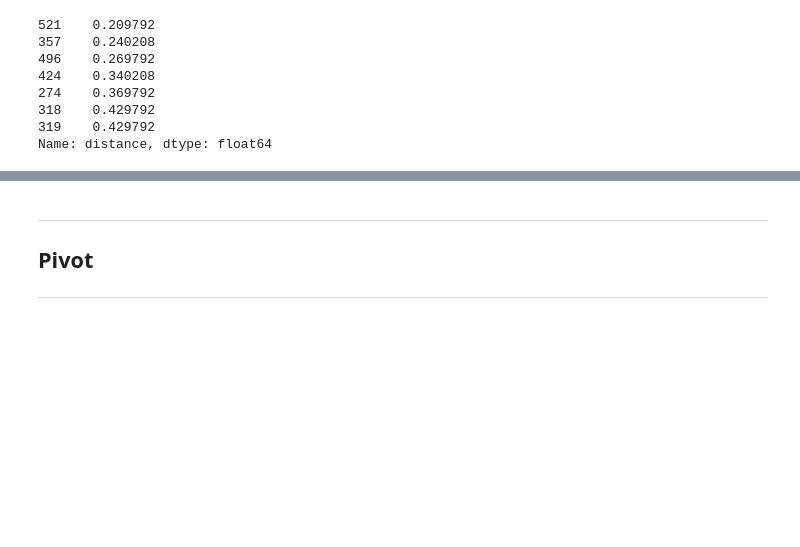
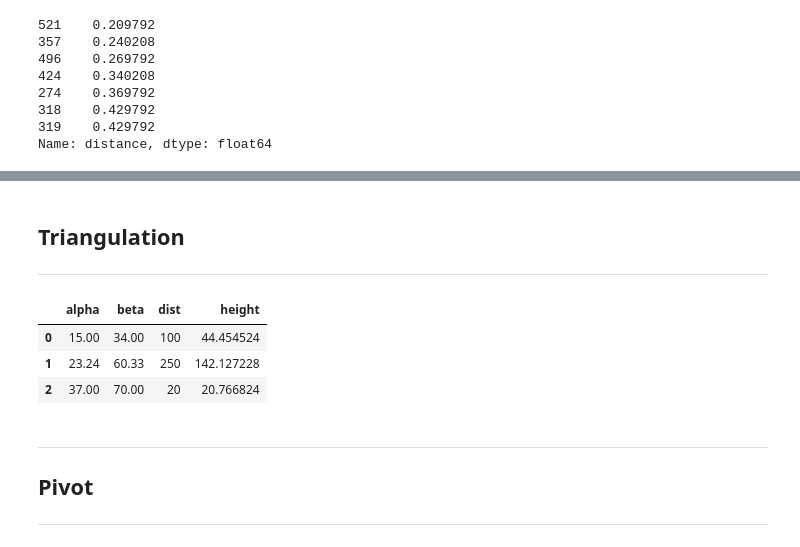
Before and after one commit to Dmg0920/PythonProgramming-NTPU_U4284, a Jupyter notebook: Sec 4.2 - Package Intro - pandas.ipynb, the cells around one changed output, grey strips where cells are left out. Saved outputs shown, nothing was run; the diff lists cells and outputs as text; code cells hidden in the pictures; blank space fills up the shorter version.

```diff
--- a/Sec 4.2 - Package Intro - pandas.ipynb
+++ b/Sec 4.2 - Package Intro - pandas.ipynb
@@ -14,7 +14,7 @@ version = 3.0.1
 ***
 # %%
 import os
-folder_path = r'/Users/moses/Documents/Moses/01_Academic/Programming/Python_Programming/Codes/Pandas Read Files-20260423'
+folder_path = r'Pandas Read Files-20260423'
 # read from csv
 df_csv = pd.read_csv(os.path.join(folder_path,'username.csv'))
 # specified the delimeter, default value is ','
@@ -1310,6 +1310,22 @@ planets.groupby(['method','decade']).count().unstack().fillna(0)
 | Radial Velocity | 1.0 | 28.0 | 309.0 | 215.0 | 1.0 | 28.0 | 309.0 | 215.0 | 1.0 | 25.0 | ... |
 | Transit | 0.0 | 0.0 | 62.0 | 335.0 | 0.0 | 0.0 | 62.0 | 335.0 | 0.0 | 0.0 | ... |
 | Transit Timing Variations | 0.0 | 0.0 | 0.0 | 4.0 | 0.0 | 0.0 | 0.0 | 3.0 | 0.0 | 0.0 | ... |
+# %% [markdown]
+## Triangulation
+***
+# %%
+geo_measure = pd.DataFrame([[15,34,100],
+                            [23.24,60.33,250],
+                            [37,70,20]],columns = ['alpha','beta','dist'])
+rad = lambda x:(x / 180) * np.pi
+tri_est = lambda a,b,d:d * np.sin(rad(a)) * np.sin(rad(b)) / np.sin(rad(b-a))
+geo_measure['height'] = geo_measure.apply(lambda x:tri_est(*x),axis = 1)
+display(geo_measure)
+# %% [output]
+|  | alpha | beta | dist | height |
+| 0 | 15.00 | 34.00 | 100 | 44.454524 |
+| 1 | 23.24 | 60.33 | 250 | 142.127228 |
+| 2 | 37.00 | 70.00 | 20 | 20.766824 |
 # %% [markdown]
 ***
 ## Pivot
```
Also changed, not shown: parts of 2 cells of this notebook, 8 other files.
